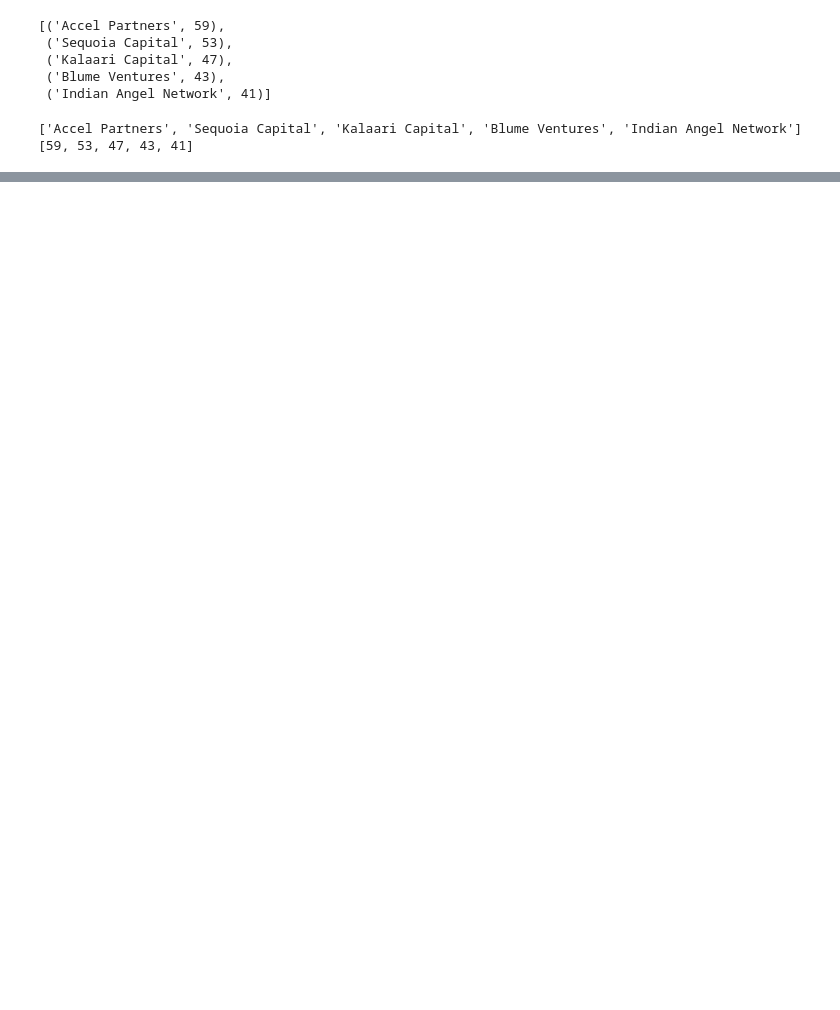
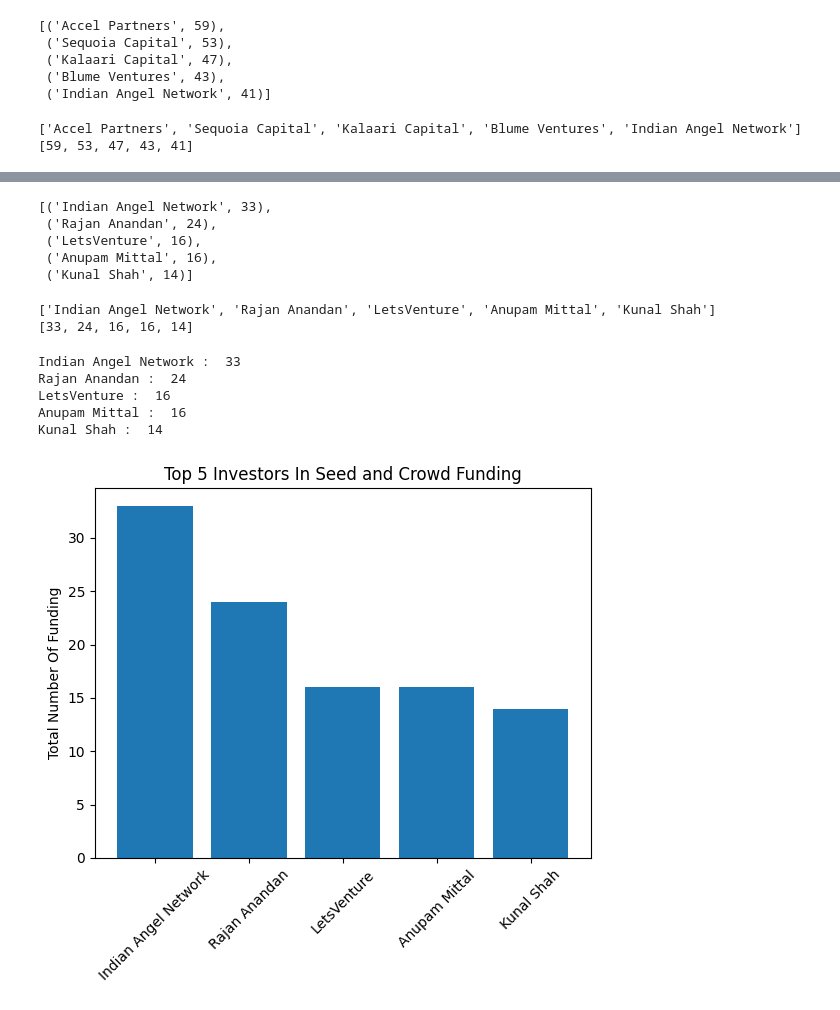
Before and after one commit to Aman-JR/Data_Science, a Jupyter notebook: Project Case Study/Project.ipynb, the cells around one changed output, grey strips where cells are left out. Cells and saved outputs as stored; diff of their text form; code cells hidden in the pictures; blank space fills up the shorter version.

```diff
--- a/Project Case Study/Project.ipynb
+++ b/Project Case Study/Project.ipynb
@@ -357,0 +389,6 @@ plt.show()
+# %%
+df3 = pd.read_csv('StartUp_Funding.csv',encoding='utf-8')
+df3.columns = ['SrNo.','Date','Startup Name','Industry Vertical','SubVertical','City Location','Investors Name','Investment Type','Amount In USD','Remark']
+# Checking the column names.
+ColumnNames = list(df3)
+df3.head(1)
@@ -357,0 +467,39 @@ plt.show()
+# %%
+ans2 = sorted(dic.items(), key=lambda x:x[1], reverse= True)
+ans2[:5]
+# %% [output]
+[('Indian Angel Network', 33),
+ ('Rajan Anandan', 24),
+ ('LetsVenture', 16),
+ ('Anupam Mittal', 16),
+ ('Kunal Shah', 14)]
+# %%
+Investor_Name = []
+Total_val = []
+
+# As we need top 5 we take len form 0-5
+for i in range(0,5):
+    Investor_Name.append(ans2[i][0])
+    Total_val.append(ans2[i][1])
+
+print(Investor_Name)
+print(Total_val)
+# %% [output]
+['Indian Angel Network', 'Rajan Anandan', 'LetsVenture', 'Anupam Mittal', 'Kunal Shah']
+[33, 24, 16, 16, 14]
+# %%
+# PLotting the graph
+for i in range(0,len(Investor_Name)):
+    print(Investor_Name[i],": ",Total_val[i])
+plt.title('Top 5 Investors In Seed and Crowd Funding')
+plt.ylabel("Total Number Of Funding")
+plt.bar(Investor_Name,Total_val)
+plt.xticks(rotation = 45)
+plt.show()
+# %% [output]
+Indian Angel Network :  33
+Rajan Anandan :  24
+LetsVenture :  16
+Anupam Mittal :  16
+Kunal Shah :  14
+[figure, added]
```
Also changed, not shown: parts of 21 cells of this notebook, 2 other files.
